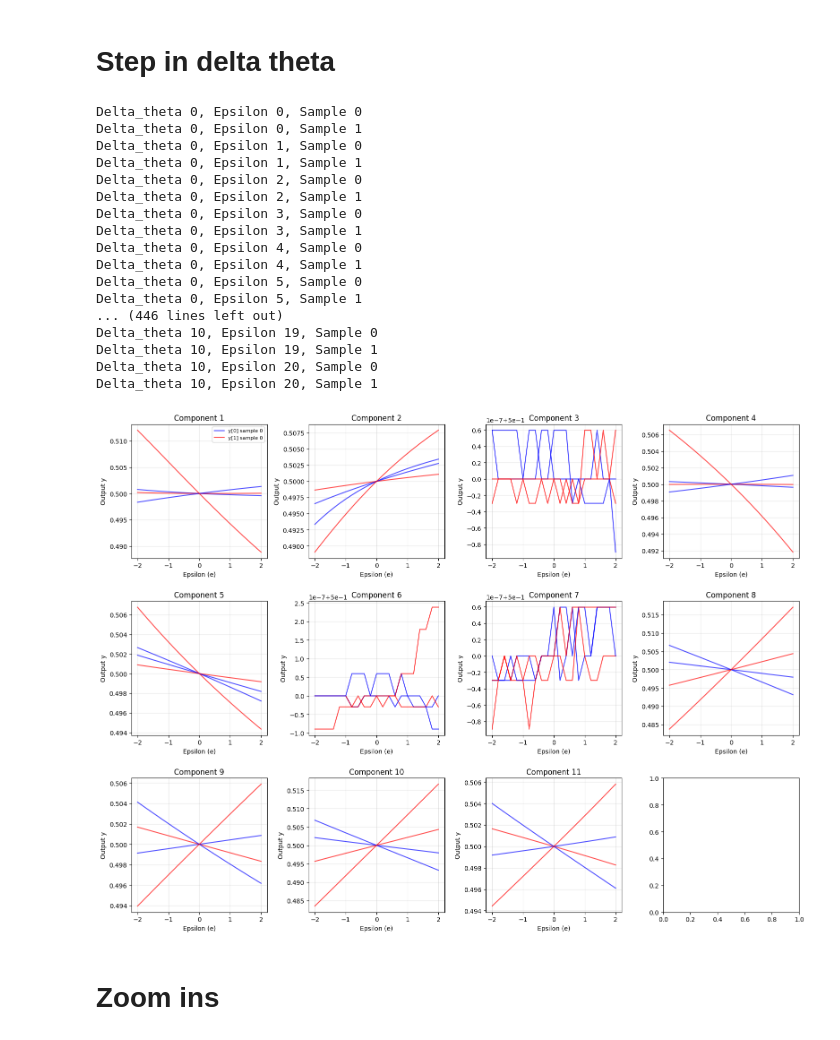
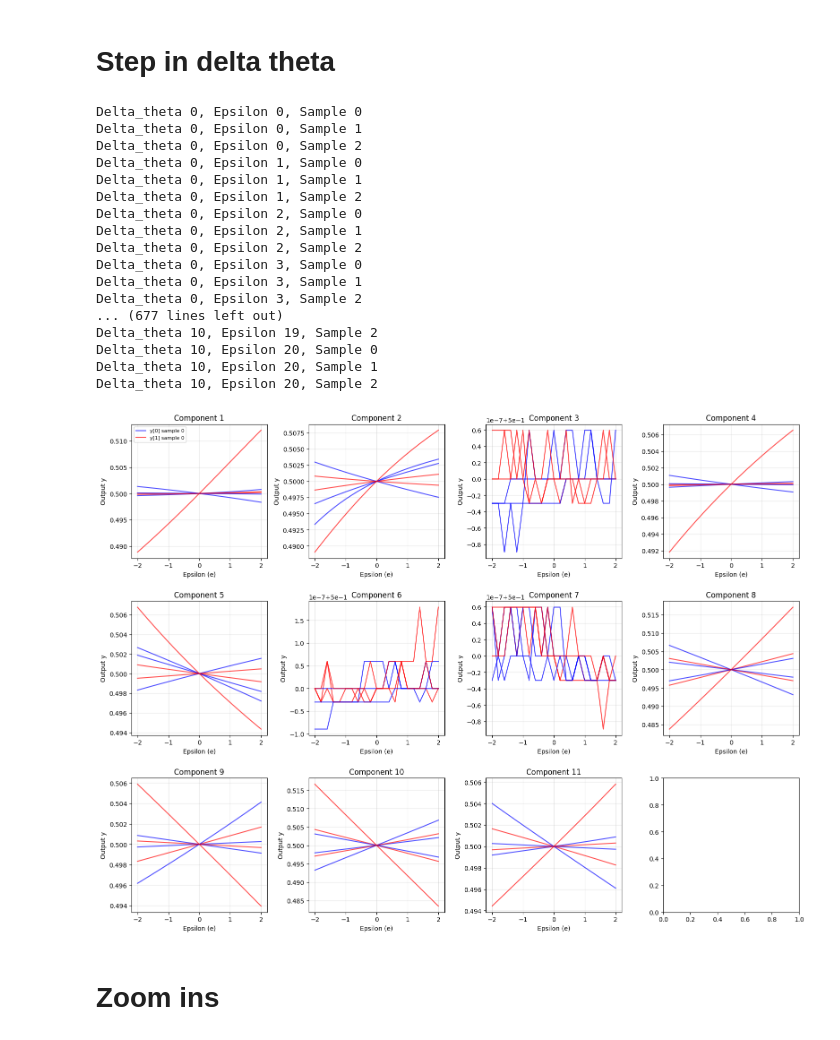
Before and after one commit to hizakim/4th_yr_project, a Jupyter notebook: TMR_after_26_2_18_pull_together.ipynb, the cells around one changed output. Cells and saved outputs as stored; diff of their text form; code cells hidden in the pictures.

```diff
--- a/TMR_after_26_2_18_pull_together.ipynb
+++ b/TMR_after_26_2_18_pull_together.ipynb
@@ -552,10 +474,0 @@ best_R *= signs
-# %%
-fig, ax = plt.subplots(figsize=(10, 6), nrows=3, ncols=4, sharex=True, sharey=True)
-M_sums = np.abs(best_M).sum(0)
-sorting_ind = np.argsort(M_sums)[::-1]
-M_plott = best_M[:, sorting_ind]
-for i in range(11):
-    ax[i//4, i%4].plot(M_plott[:, i], '.-', label=f'Component {i+1}')
-    ax[i//4, i%4].legend()
-# plt.tight_layout()
-plt.show()
@@ -565,7 +476,7 @@ plt.show()
 # Step in delta theta
 # %%
 e = np.arange(-2, 2+0.2, 0.2)
-n_samples = 2  # Number of samples to process
+n_samples = 3  # Number of samples to process
 
 # Create figure with 3x4 subplots
 fig, ax = plt.subplots(3, 4, figsize=(16, 12))
@@ -587,41 +498,41 @@ for k in range(11):  #11 delta thetas
         y_save.append(np.array(y_samples))  # Shape: (n_samples, m)
 
     # Convert to array: Shape: (len(e), n_samples, m)
     y_array = np.array(y_save)
 
     # Plot in subplot k
     for sample_idx in range(n_samples):
         ax[k].plot(e, y_array[:, sample_idx, 0], color='blue', alpha=0.7, label=f'y[0] sample {sample_idx}' if sample_idx == 0 else '')
         ax[k].plot(e, y_array[:, sample_idx, 1], color='red', alpha=0.7, label=f'y[1] sample {sample_idx}' if sample_idx == 0 else '')
 
     ax[k].set_xlabel('Epsilon (e)')
     ax[k].set_ylabel('Output y')
     ax[k].set_title(f'Component {k+1}')
     ax[k].grid(True, alpha=0.3)
     if k == 0:  # Add legend only to first subplot
         ax[k].legend(fontsize=8)
 
 plt.tight_layout()
 plt.show()
 # %% [output]
 Delta_theta 0, Epsilon 0, Sample 0
 Delta_theta 0, Epsilon 0, Sample 1
+Delta_theta 0, Epsilon 0, Sample 2
 Delta_theta 0, Epsilon 1, Sample 0
 Delta_theta 0, Epsilon 1, Sample 1
+Delta_theta 0, Epsilon 1, Sample 2
 Delta_theta 0, Epsilon 2, Sample 0
 Delta_theta 0, Epsilon 2, Sample 1
+Delta_theta 0, Epsilon 2, Sample 2
 Delta_theta 0, Epsilon 3, Sample 0
 Delta_theta 0, Epsilon 3, Sample 1
-Delta_theta 0, Epsilon 4, Sample 0
-Delta_theta 0, Epsilon 4, Sample 1
-Delta_theta 0, Epsilon 5, Sample 0
-Delta_theta 0, Epsilon 5, Sample 1
-... (446 lines left out)
-Delta_theta 10, Epsilon 19, Sample 0
-Delta_theta 10, Epsilon 19, Sample 1
+Delta_theta 0, Epsilon 3, Sample 2
+... (677 lines left out)
+Delta_theta 10, Epsilon 19, Sample 2
 Delta_theta 10, Epsilon 20, Sample 0
 Delta_theta 10, Epsilon 20, Sample 1
+Delta_theta 10, Epsilon 20, Sample 2
-[figure, old version]
+[figure, new version]
 # %% [markdown]
 # Zoom ins
 # %%
```
Also changed, not shown: parts of 22 cells of this notebook, 2 other files.
